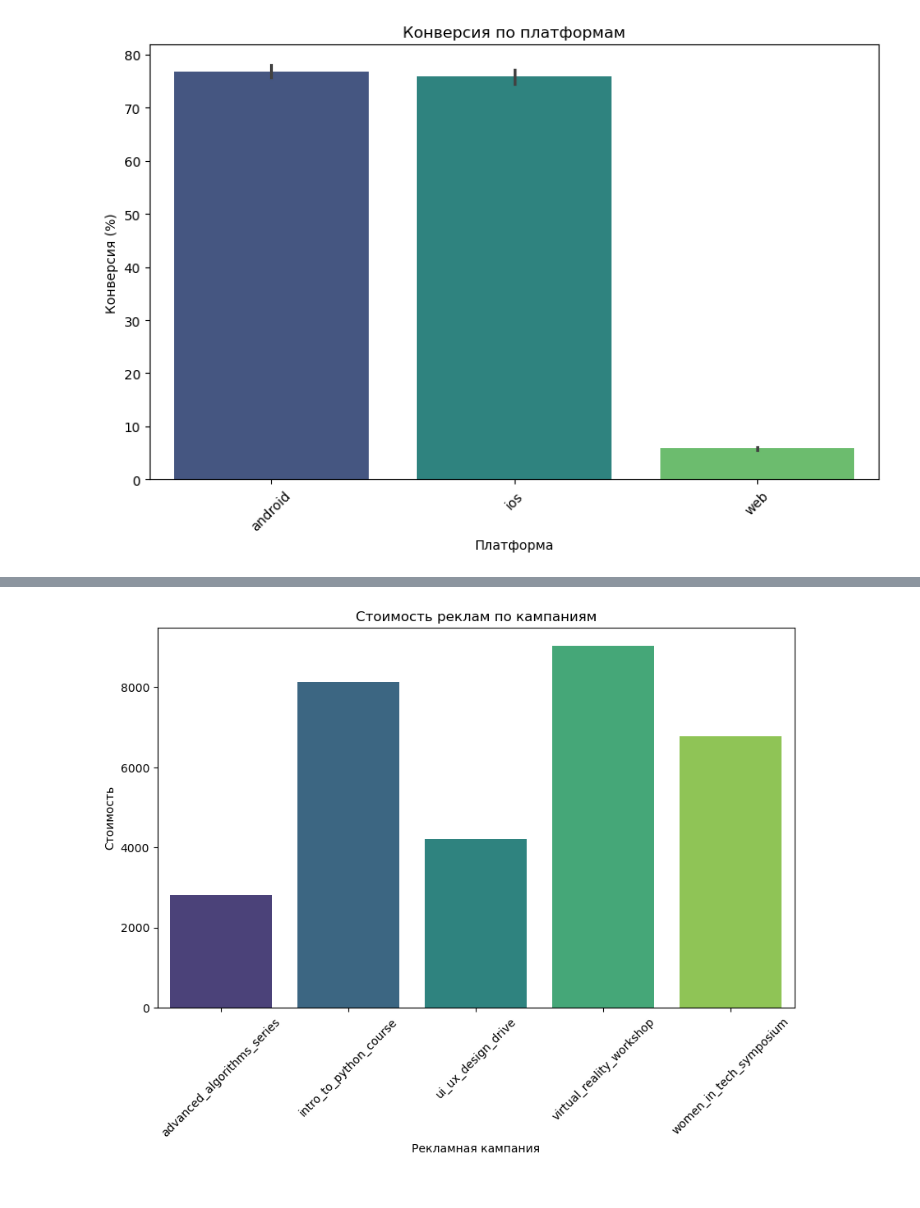
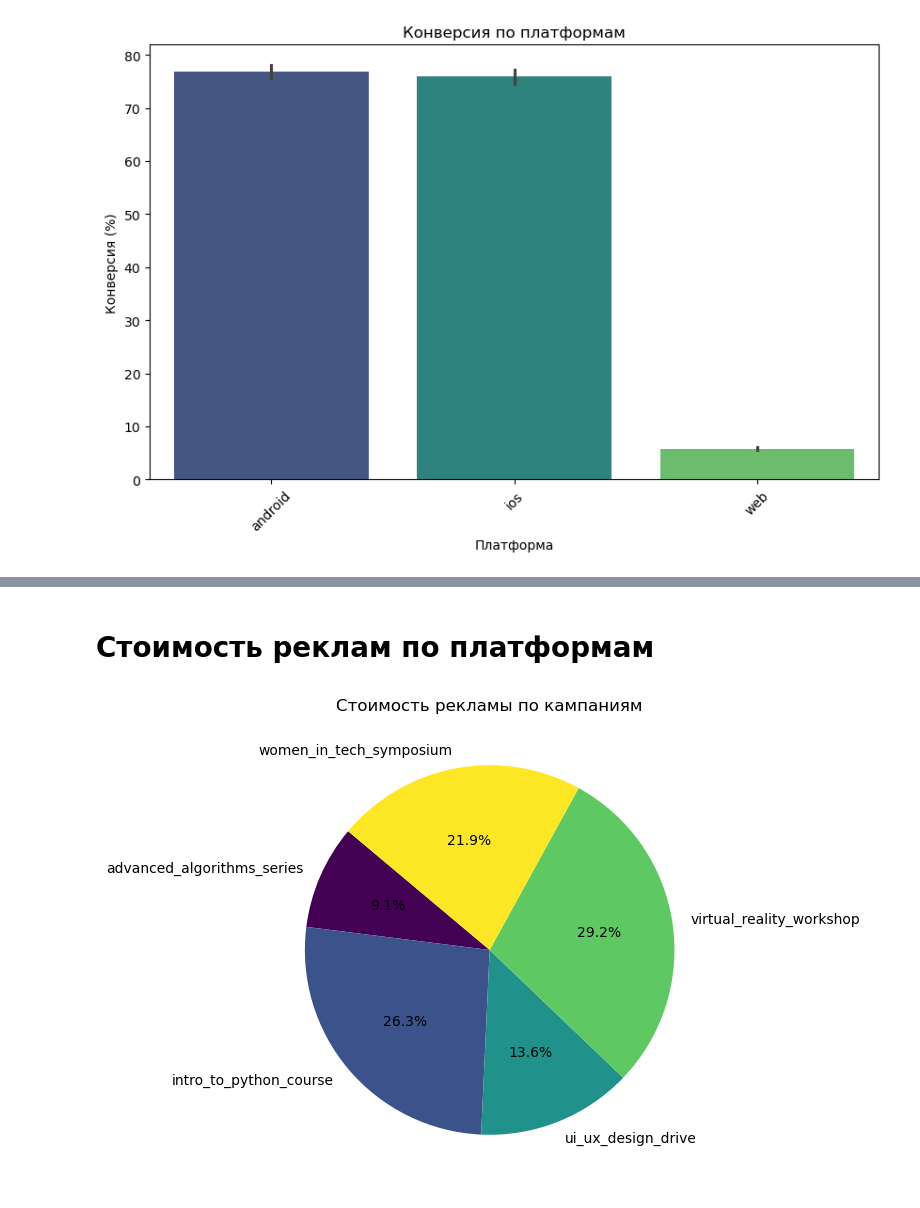
Before and after one commit to Vazlevski/data-analytics-project-100, a Jupyter notebook: charts_project.ipynb, the cells around one changed output, grey strips where cells are left out. Cells and saved outputs as stored; diff of their text form; code cells hidden in the pictures.

```diff
--- a/charts_project.ipynb
+++ b/charts_project.ipynb
@@ -310,15 +456,20 @@ plt.show()
+# %% [markdown]
+# Стоимость реклам по платформам
 # %%
-# Стоимость реклам
-
 ads_cost = ads_df.groupby('utm_campaign')['cost'].sum().reset_index()
 
+colors = cm.viridis(np.linspace(0, 1, len(ads_cost)))
+
 plt.figure(figsize=(10, 6))
-sns.barplot(data=ads_cost, x='utm_campaign', y='cost', hue='utm_campaign', palette='viridis')
-plt.title('Стоимость реклам по кампаниям')
-plt.xlabel('Рекламная кампания')
-plt.ylabel('Стоимость')
-plt.xticks(rotation=45)
-plt.savefig('./charts/ads_cost.png')
+plt.pie(
+    ads_cost['cost'],
+    labels=ads_cost['utm_campaign'],
+    autopct='%1.1f%%',
+    startangle=140,
+    colors=colors
+)
+plt.title('Стоимость рекламы по кампаниям')
+plt.savefig('./charts/ads_cost_by_platform.png')
 plt.show()
 # %% [output]
-[figure, old version]
+[figure, new version]
```
Also changed, not shown: parts of 27 cells of this notebook, 13 other files.
